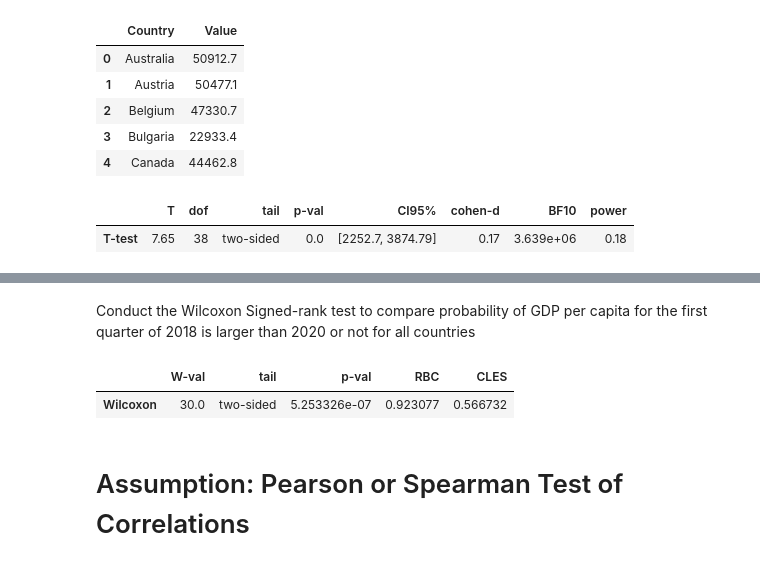
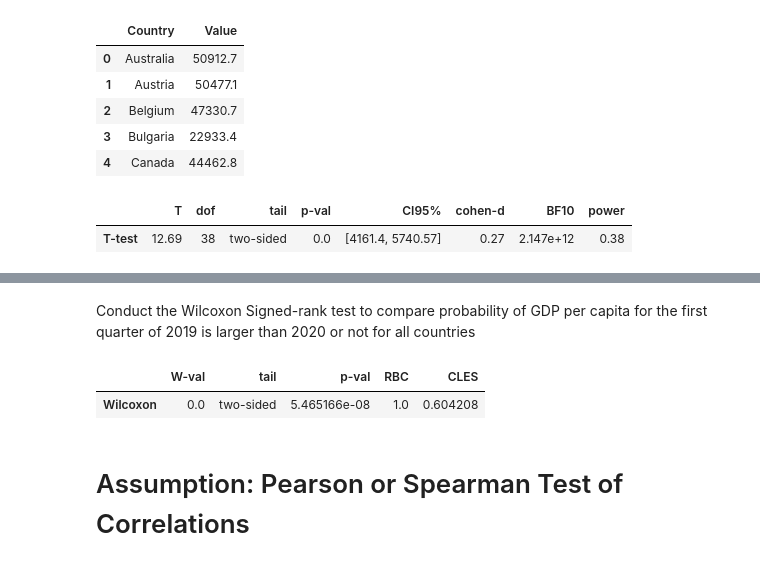
Before and after one commit to cx2076/NYU_Integrated_Marketing, a Jupyter notebook: Copy_of_HypothesisTesting.ipynb, the cells around one changed output, grey strips where cells are left out. Saved outputs shown, nothing was run; the diff lists cells and outputs as text; code cells hidden in the pictures.

```diff
--- a/Copy_of_HypothesisTesting.ipynb
+++ b/Copy_of_HypothesisTesting.ipynb
@@ -230,9 +229,9 @@ df.head()
 
 https://pingouin-stats.org/generated/pingouin.ttest.html#pingouin.ttest
 # %%
-df_2018_Q2 = df[df.TIME=='2018-Q2'][['Country','Value','TIME']]
-df_2018_Q2=df_2018_Q2.groupby(['Country','TIME']).max().reset_index()
-df_2018_Q2=df_2018_Q2[['Country','Value']].sort_values(by='Country', ascending=True)
-df_2018_Q2.head()
+df_2019_Q2 = df[df.TIME=='2019-Q2'][['Country','Value','TIME']]
+df_2019_Q2=df_2019_Q2.groupby(['Country','TIME']).max().reset_index()
+df_2019_Q2=df_2019_Q2[['Country','Value']].sort_values(by='Country', ascending=True)
+df_2019_Q2.head()
 # %% [output]
 |  | Country | Value |
@@ -254,11 +253,11 @@ df_2020_Q2.head()
 | 3 | Bulgaria | 22933.4 |
 | 4 | Canada | 44462.8 |
 # %%
-pre=df_2018_Q2['Value']
+pre=df_2019_Q2['Value']
 post=df_2020_Q2['Value']
 from pingouin import ttest
 ttest(pre, post, paired=True).round(2)
 # %% [output]
 |  | T | dof | tail | p-val | CI95% | cohen-d | BF10 | power |
-| T-test | 7.65 | 38 | two-sided | 0.0 | [2252.7, 3874.79] | 0.17 | 3.639e+06 | 0.18 |
+| T-test | 12.69 | 38 | two-sided | 0.0 | [4161.4, 5740.57] | 0.27 | 2.147e+12 | 0.38 |
 # %%
@@ -271,14 +270,14 @@ fig.show()
 # %% [output]
 [interactive output not drawn]
 # %% [markdown]
-Conduct the Wilcoxon Signed-rank test to compare probability of GDP per capita for the first quarter of 2018 is larger than 2020 or not for all countries
+Conduct the Wilcoxon Signed-rank test to compare probability of GDP per capita for the first quarter of 2019 is larger than 2020 or not for all countries
 # %%
 ### install the package
 import pingouin as pg
 pg.wilcoxon(pre, post, tail='two-sided')
 # %% [output]
 |  | W-val | tail | p-val | RBC | CLES |
-| Wilcoxon | 30.0 | two-sided | 5.253326e-07 | 0.923077 | 0.566732 |
+| Wilcoxon | 0.0 | two-sided | 5.465166e-08 | 1.0 | 0.604208 |
 # %% [markdown]
 # Assumption: Pearson or Spearman Test of Correlations
 # %% [markdown]
```
Also changed, not shown: parts of 14 cells of this notebook.
